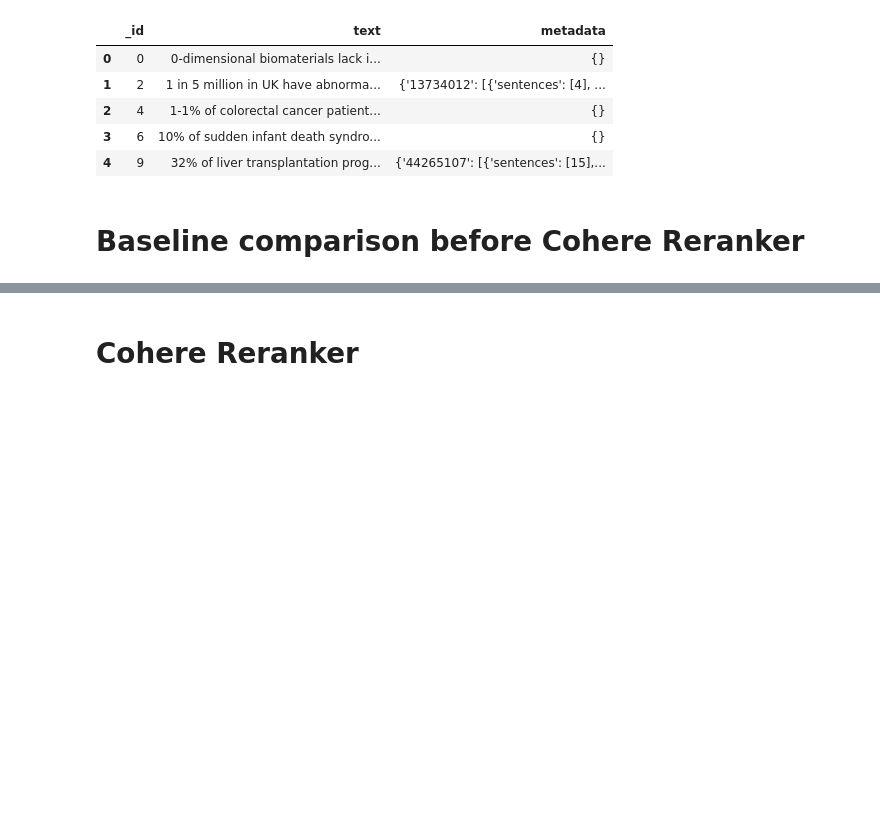
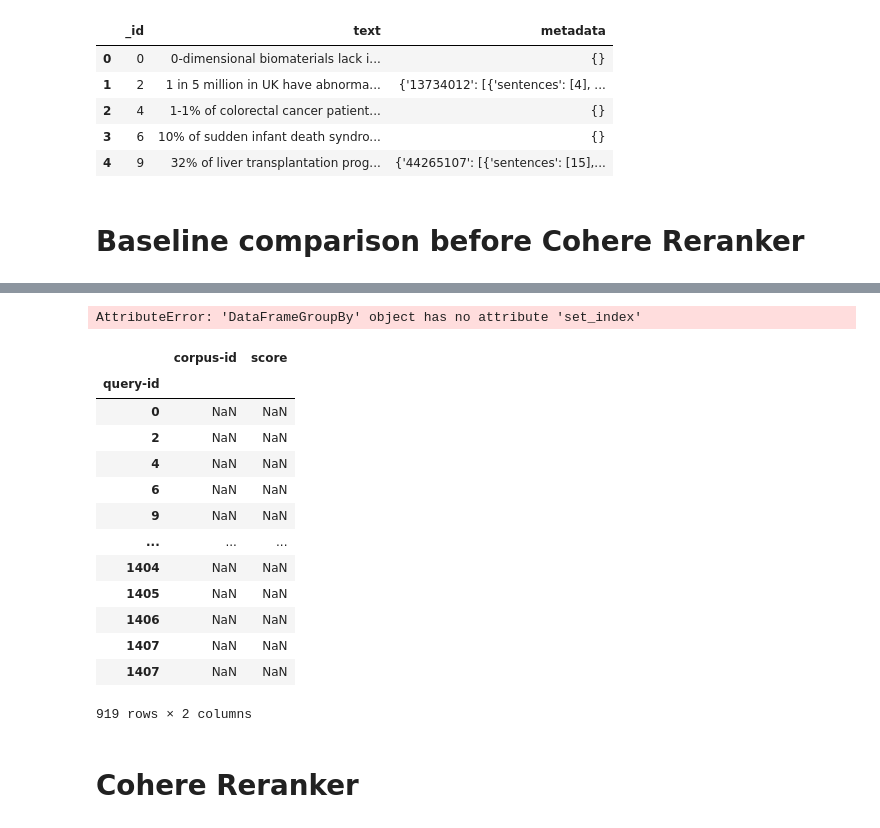
Before and after one commit to aleistrying/cohere-retrieval-eval, a Jupyter notebook: explore.ipynb, the cells around one changed output, grey strips where cells are left out. Cells and saved outputs as stored; diff of their text form; code cells hidden in the pictures; blank space fills up the shorter version.

```diff
--- a/explore.ipynb
+++ b/explore.ipynb
@@ -172,3 +314,32 @@ No embed file embed-v5.0-fast_cache_embedded_queries.npy, fetching from cohere
+# %%
+df_train = df_train.set_index('query-id')
+# %% [output]
+AttributeError: 'DataFrameGroupBy' object has no attribute 'set_index'
+# %%
+# Lets find the id of the first query, and the relevant documents
+
+df_train.head()
+
+
+# df_train.loc[0,'corpus-id']['score'] == 1
+# for q in
+df_train[df_corpus]
+#[df_train['query-id'] == 0]['corpus-id'] ==
+# %% [output]
+|  | corpus-id | score |
+| query-id |  |  |
+| 0 | NaN | NaN |
+| 2 | NaN | NaN |
+| 4 | NaN | NaN |
+| 6 | NaN | NaN |
+| 9 | NaN | NaN |
+| ... | ... | ... |
+| 1404 | NaN | NaN |
+| 1405 | NaN | NaN |
+| 1406 | NaN | NaN |
+| 1407 | NaN | NaN |
+| 1407 | NaN | NaN |
+919 rows × 2 columns
 # %% [markdown]
 # Cohere Reranker
 # %%
```
Also changed, not shown: parts of 6 cells of this notebook, 1 other file.
